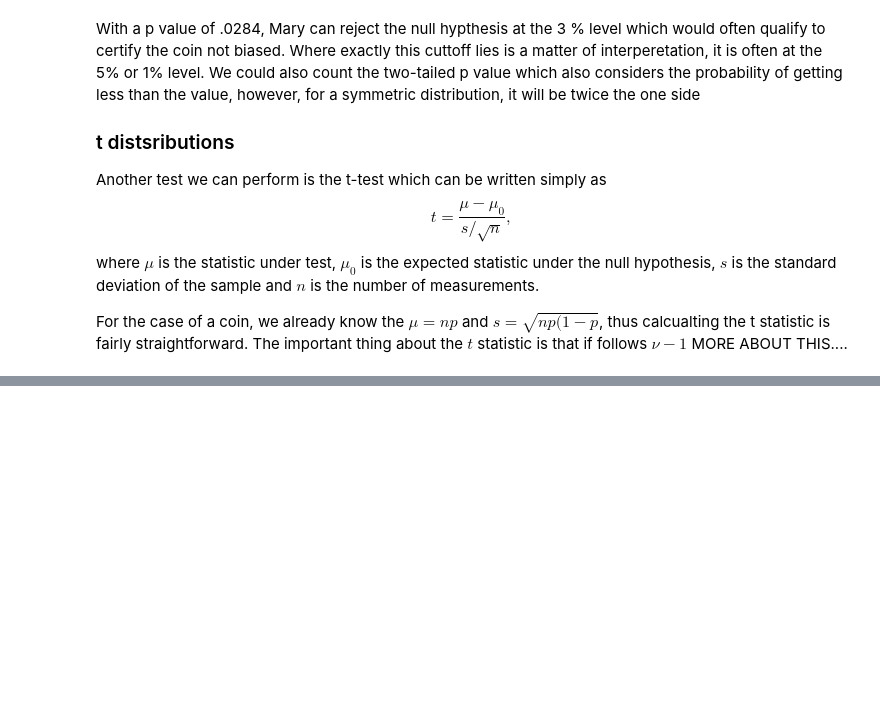
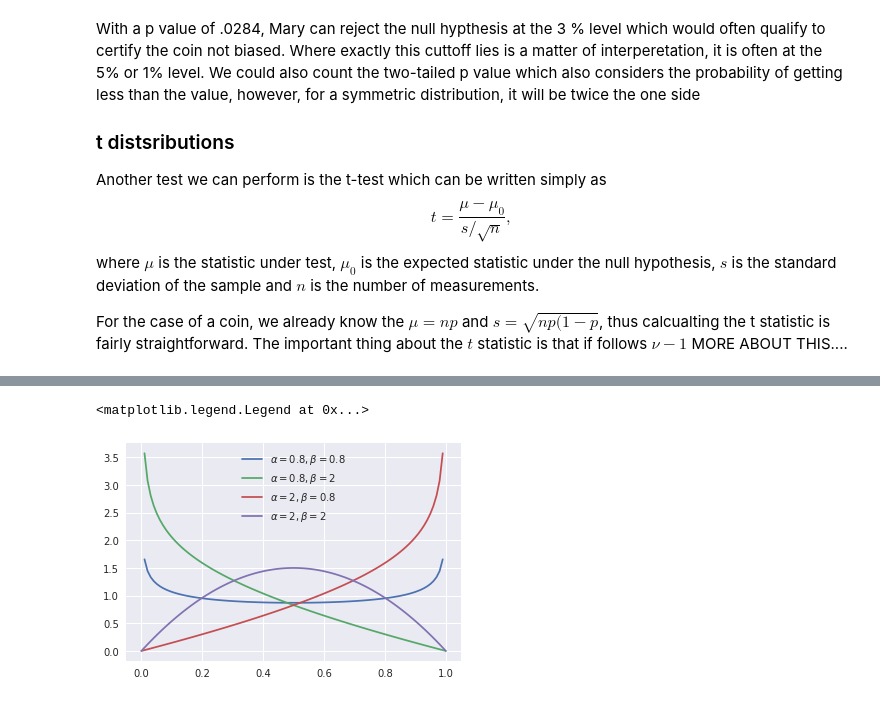
Before and after one commit to ZachGlassman/hypothesis_testing, a Jupyter notebook: Lecture.ipynb, the cells around one changed output, grey strips where cells are left out. Cells and saved outputs as stored; diff of their text form; code cells hidden in the pictures; blank space fills up the shorter version.

```diff
--- a/Lecture.ipynb
+++ b/Lecture.ipynb
@@ -155,0 +169,10 @@ which we can read as the probability of A given B is equal to the probability of
+# %%
+from scipy.stats import beta
+x = np.linspace(0,1,100)
+for alpha in [.8,2]:
+    for beta_ in [.8,2]:
+        plt.plot(x, beta.pdf(x,alpha,beta_), label=r'$\alpha={},\beta={}$'.format(alpha,beta_))
+plt.legend()
+# %% [output]
+<matplotlib.legend.Legend at 0x...>
+[figure, added]
```
Also changed, not shown: parts of 4 cells of this notebook.
